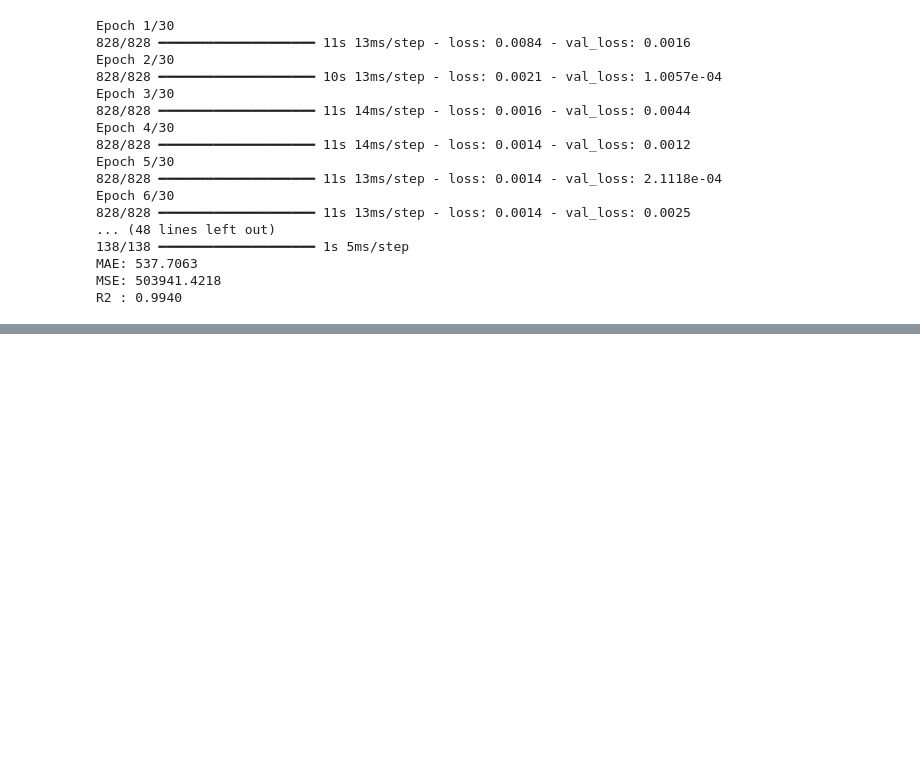
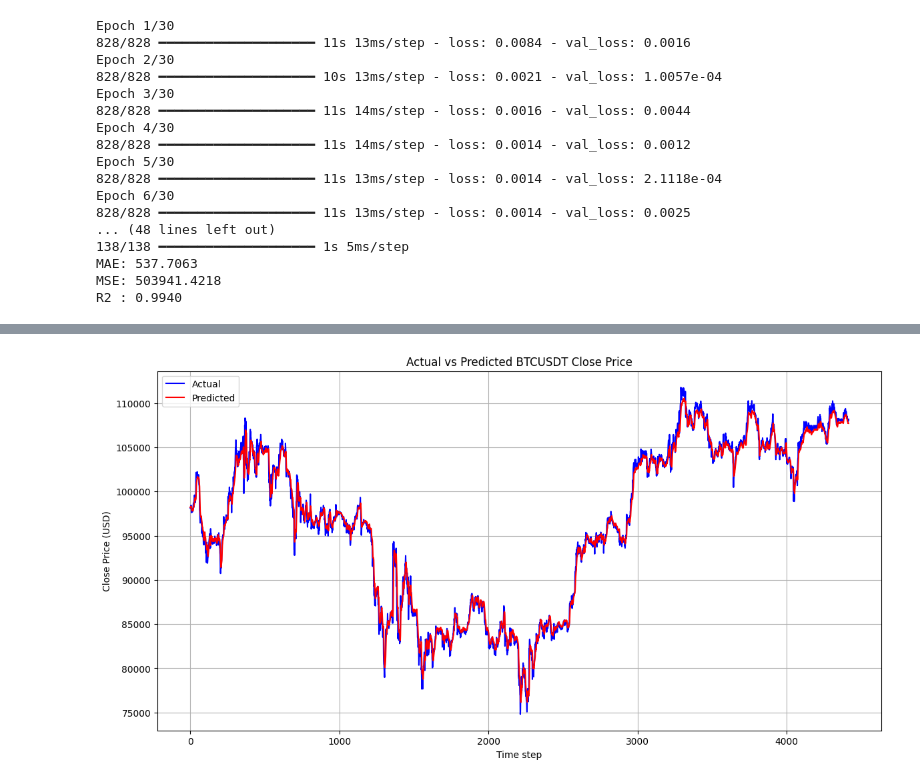
Before and after one commit to minhhuysgdev/GRU-CNN-bitcoin-prediction, a Jupyter notebook: GRU-CNN_BTCUSDT_1h-BINANCE.ipynb, the cells around one changed output, grey strips where cells are left out. Drawn from its saved outputs; the diff is of its cells as text; code cells hidden in the pictures; blank space fills up the shorter version.

```diff
--- a/GRU-CNN_BTCUSDT_1h-BINANCE.ipynb
+++ b/GRU-CNN_BTCUSDT_1h-BINANCE.ipynb
@@ -202,7 +202,7 @@ def build_cnn_bigru_model(input_shape):
     inputs = Input(shape=input_shape)
 
     # CNN để học pattern ngắn hạn
-    x = Conv1D(filters=64, kernel_size=5, activation='selu', padding='same')(inputs)
+    x = Conv1D(filters=32, kernel_size=5, activation='selu', padding='same')(inputs)
     x = Conv1D(filters=32, kernel_size=5, activation='selu', padding='same')(x)
     x = MaxPooling1D(pool_size=2)(x)
 
@@ -294,5 +294,19 @@ r2 = r2_score(y_test_true, predictions)
 print(f"MAE (Mean Absolute Error): {mae:.4f}")
 print(f"MSE (Mean Squared Error): {mse:.4f}")
 print(f"R² (R-squared score): {r2:.4f}")
+
+import matplotlib.pyplot as plt
+
+# ===== Vẽ biểu đồ so sánh =====
+plt.figure(figsize=(14, 7))
+plt.plot(y_test_true, label='Actual', color='blue')
+plt.plot(predictions, label='Predicted', color='red')
+
+plt.title('Actual vs Predicted BTCUSDT Close Price')
+plt.xlabel('Time step')
+plt.ylabel('Close Price (USD)')
+plt.legend()
+plt.grid(True)
+plt.show()
 # %% [output]
 Epoch 1/50
@@ -315,0 +329 @@ R² (R-squared score): 0.9861
+[figure, added]
```
Also changed, not shown: parts of 1 cell of this notebook.
